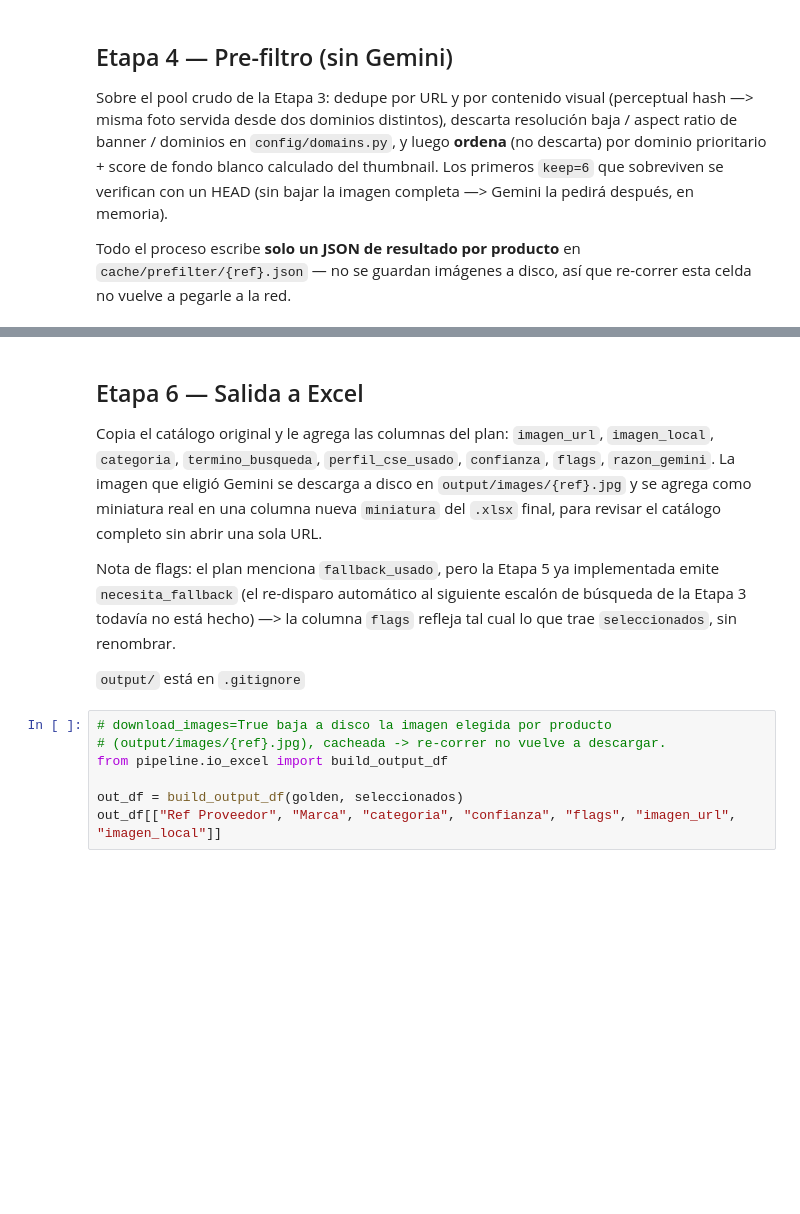
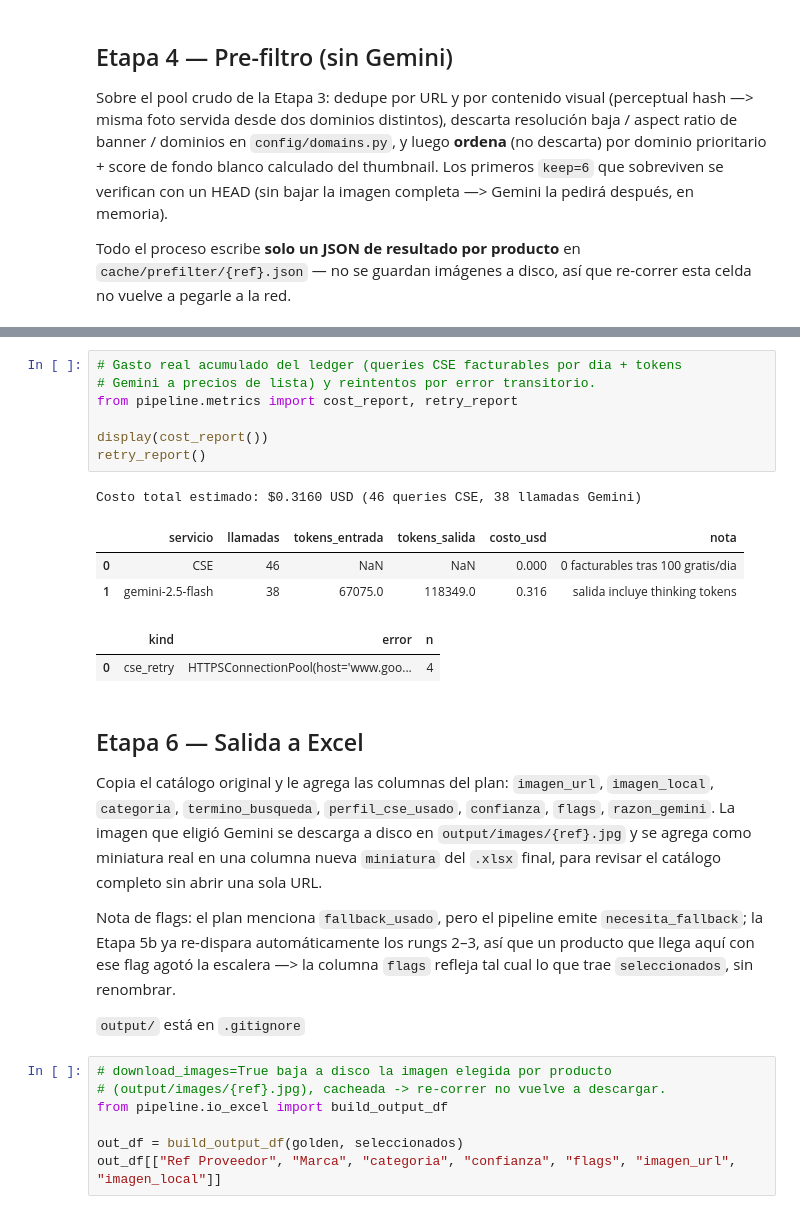
Before and after one commit to NataliaVillegasC/image_processor_matcher, a Jupyter notebook: mvp_pipeline.ipynb, the cells around one changed output, grey strips where cells are left out. Saved outputs shown, nothing was run; the diff lists cells and outputs as text; blank space fills up the shorter version.

```diff
--- a/mvp_pipeline.ipynb
+++ b/mvp_pipeline.ipynb
@@ -428,9 +493,23 @@ for ref, r in seleccionados.items():
+# %%
+# Gasto real acumulado del ledger (queries CSE facturables por dia + tokens
+# Gemini a precios de lista) y reintentos por error transitorio.
+from pipeline.metrics import cost_report, retry_report
+
+display(cost_report())
+retry_report()
+# %% [output]
+Costo total estimado: $0.3160 USD (46 queries CSE, 38 llamadas Gemini)
+|  | servicio | llamadas | tokens_entrada | tokens_salida | costo_usd | nota |
+| 0 | CSE | 46 | NaN | NaN | 0.000 | 0 facturables tras 100 gratis/dia |
+| 1 | gemini-2.5-flash | 38 | 67075.0 | 118349.0 | 0.316 | salida incluye thinking tokens |
+|  | kind | error | n |
+| 0 | cse_retry | HTTPSConnectionPool(host='www.goo... | 4 |
 # %% [markdown]
 ## Etapa 6 — Salida a Excel
 
 Copia el catálogo original y le agrega las columnas del plan: `imagen_url`, `imagen_local`, `categoria`, `termino_busqueda`, `perfil_cse_usado`, `confianza`, `flags`, `razon_gemini`. La imagen que eligió Gemini se descarga a disco en `output/images/{ref}.jpg` y se agrega como miniatura real en una columna nueva `miniatura` del `.xlsx` final, para revisar el catálogo completo sin abrir una sola URL.
 
-Nota de flags: el plan menciona `fallback_usado`, pero la Etapa 5 ya implementada emite `necesita_fallback` (el re-disparo automático al siguiente escalón de búsqueda de la Etapa 3 todavía no está hecho) —> la columna `flags` refleja tal cual lo que trae `seleccionados`, sin renombrar.
+Nota de flags: el plan menciona `fallback_usado`, pero el pipeline emite `necesita_fallback`; la Etapa 5b ya re-dispara automáticamente los rungs 2–3, así que un producto que llega aquí con ese flag agotó la escalera —> la columna `flags` refleja tal cual lo que trae `seleccionados`, sin renombrar.
 
 `output/` está en `.gitignore`
 # %%
```
Also changed, not shown: parts of 10 cells of this notebook, 7 other files.
